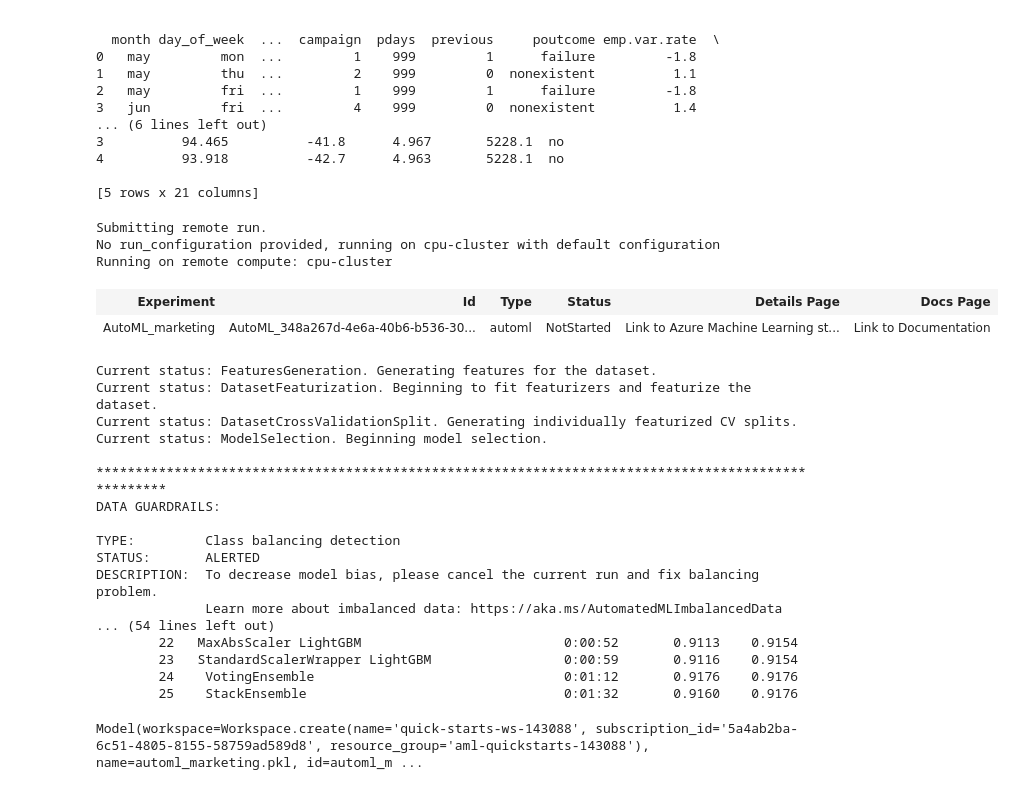
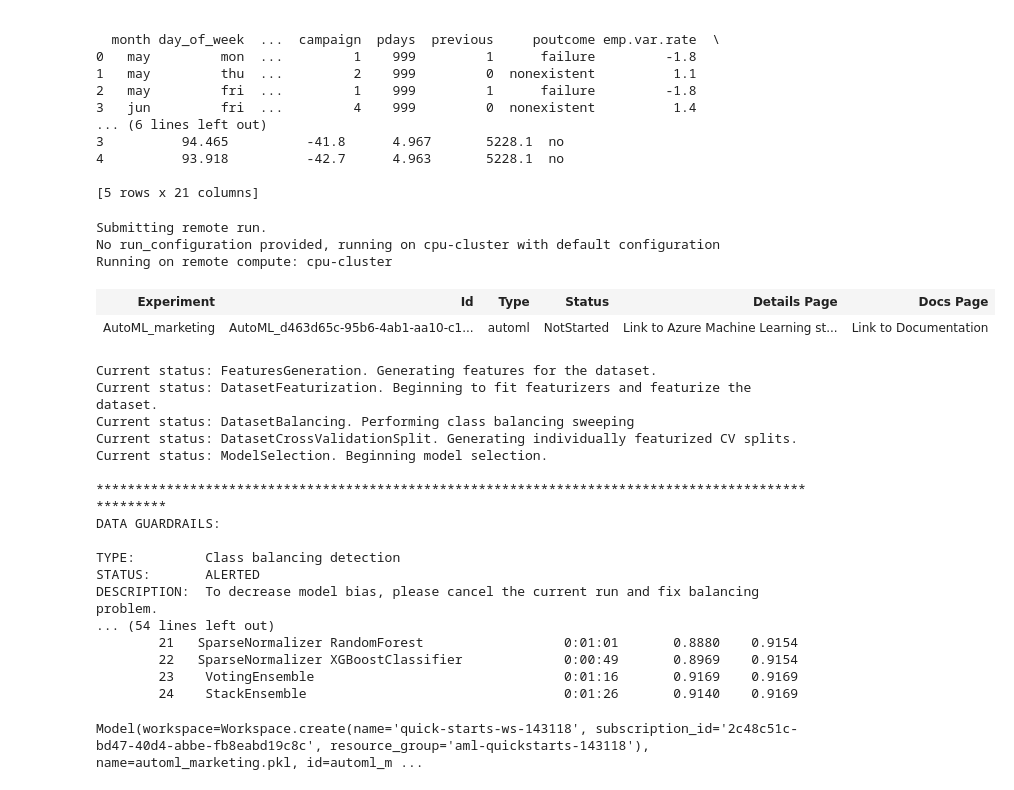
Before and after one commit to odicenta/Optimizing_a_Pipeline_in_Azure, a Jupyter notebook: udacity-project.ipynb, the cells around one changed output. Saved outputs shown, nothing was run; the diff lists cells and outputs as text; code cells hidden in the pictures.

```diff
--- a/udacity-project.ipynb
+++ b/udacity-project.ipynb
@@ -151,18 +151,19 @@ automl_config = AutoMLConfig(
 # %%
 # Submit your automl run
 
 from azureml.core.experiment import Experiment
 
 experiment = Experiment(ws, "AutoML_marketing")
-run = experiment.submit(automl_config, show_output=True)
+run_ml = experiment.submit(automl_config, show_output=True)
 # %% [output]
 Submitting remote run.
 No run_configuration provided, running on cpu-cluster with default configuration
 Running on remote compute: cpu-cluster
 | Experiment | Id | Type | Status | Details Page | Docs Page |
-| AutoML_marketing | AutoML_348a267d-4e6a-40b6-b536-30... | automl | NotStarted | Link to Azure Machine Learning st... | Link to Documentation |
+| AutoML_marketing | AutoML_d463d65c-95b6-4ab1-aa10-c1... | automl | NotStarted | Link to Azure Machine Learning st... | Link to Documentation |
 Current status: FeaturesGeneration. Generating features for the dataset.
 Current status: DatasetFeaturization. Beginning to fit featurizers and featurize the dataset.
+Current status: DatasetBalancing. Performing class balancing sweeping
 Current status: DatasetCrossValidationSplit. Generating individually featurized CV splits.
 Current status: ModelSelection. Beginning model selection.
 
@@ -172,17 +173,16 @@ DATA GUARDRAILS:
 TYPE:         Class balancing detection
 STATUS:       ALERTED
 DESCRIPTION:  To decrease model bias, please cancel the current run and fix balancing problem.
-              Learn more about imbalanced data: https://aka.ms/AutomatedMLImbalancedData
 ... (54 lines left out)
-        22   MaxAbsScaler LightGBM                          0:00:52       0.9113    0.9154
-        23   StandardScalerWrapper LightGBM                 0:00:59       0.9116    0.9154
-        24    VotingEnsemble                                0:01:12       0.9176    0.9176
-        25    StackEnsemble                                 0:01:32       0.9160    0.9176
+        21   SparseNormalizer RandomForest                  0:01:01       0.8880    0.9154
+        22   SparseNormalizer XGBoostClassifier             0:00:49       0.8969    0.9154
+        23    VotingEnsemble                                0:01:16       0.9169    0.9169
+        24    StackEnsemble                                 0:01:26       0.9140    0.9169
 # %%
 # Retrieve and save your best automl model.
 
-best_run, best_model = run.get_output()
+best_run_ml, best_model_ml = run_ml.get_output()
 
-best_run.register_model('automl_marketing.pkl', model_path='./outputs/')
+best_run_ml.register_model('automl_marketing.pkl', model_path='./outputs/')
 # %% [output]
-Model(workspace=Workspace.create(name='quick-starts-ws-143088', subscription_id='5a4ab2ba-6c51-4805-8155-58759ad589d8', resource_group='aml-quickstarts-143088'), name=automl_marketing.pkl, id=automl_m ...
+Model(workspace=Workspace.create(name='quick-starts-ws-143118', subscription_id='2c48c51c-bd47-40d4-abbe-fb8eabd19c8c', resource_group='aml-quickstarts-143118'), name=automl_marketing.pkl, id=automl_m ...
```
Also changed, not shown: parts of 5 cells of this notebook, 1 other file.
